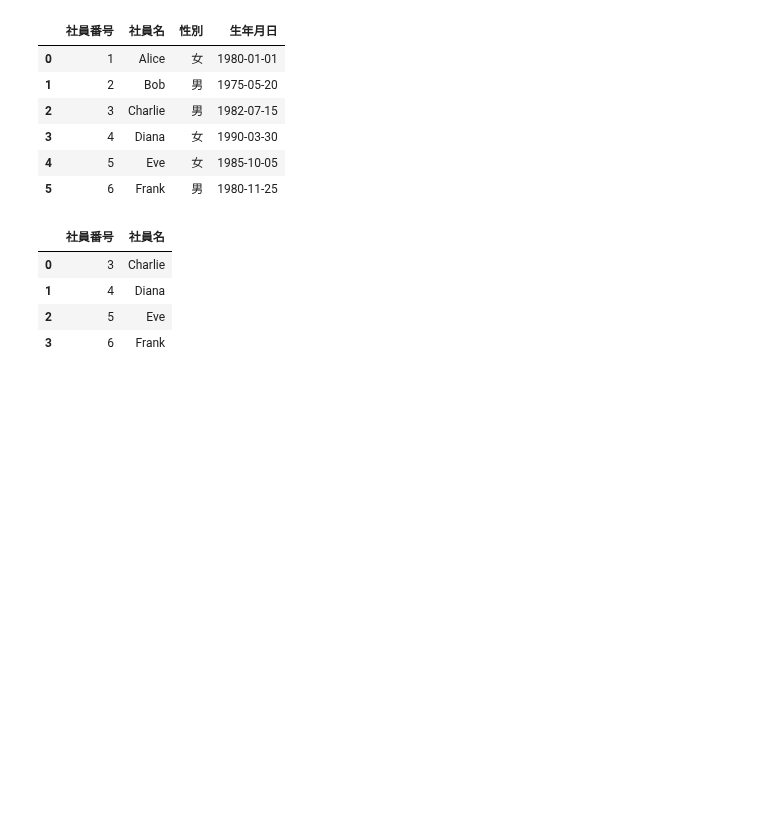
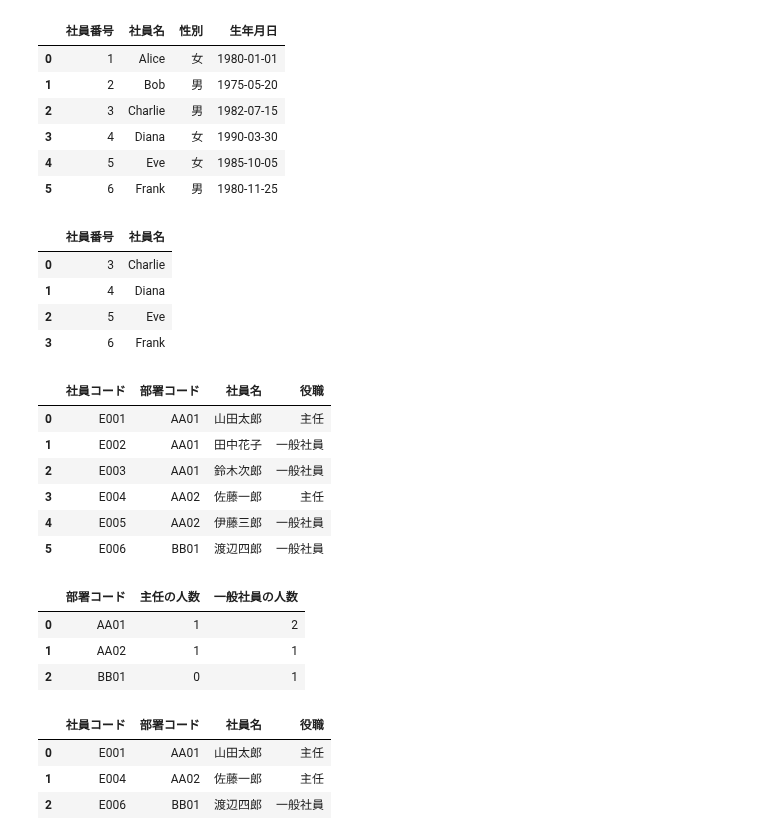
Before and after one commit to phonon-py/DatabaseSpecialistStudy, a Jupyter notebook: main.ipynb, the cells around one changed output. Drawn from its saved outputs; the diff is of its cells as text; code cells hidden in the pictures; blank space fills up the shorter version.

Commit message:
sql to pandas

```diff
--- a/main.ipynb
+++ b/main.ipynb
@@ -2680,3 +2680,69 @@ df_query
 | 1 | 4 | Diana |
 | 2 | 5 | Eve |
 | 3 | 6 | Frank |
+# %%
+import sqlite3
+import pandas as pd
+
+# データベースとテーブルの作成
+conn = sqlite3.connect(':memory:')
+cursor = conn.cursor()
+cursor.execute('''
+CREATE TABLE 社員 (
+    社員コード TEXT PRIMARY KEY,
+    部署コード TEXT,
+    社員名 TEXT,
+    役職 TEXT
+)
+''')
+
+# データの挿入
+data = [
+    ('E001', 'AA01', '山田太郎', '主任'),
+    ('E002', 'AA01', '田中花子', '一般社員'),
+    ('E003', 'AA01', '鈴木次郎', '一般社員'),
+    ('E004', 'AA02', '佐藤一郎', '主任'),
+    ('E005', 'AA02', '伊藤三郎', '一般社員'),
+    ('E006', 'BB01', '渡辺四郎', '一般社員')
+]
+cursor.executemany('INSERT INTO 社員 VALUES (?, ?, ?, ?)', data)
+conn.commit()
+
+# SQL文の実行
+sql = '''
+SELECT 部署コード,
+    COUNT(CASE WHEN 役職 = '主任' THEN 1 ELSE NULL END) AS 主任の人数,
+    COUNT(CASE WHEN 役職 = '一般社員' THEN 1 ELSE NULL END) AS 一般社員の人数
+FROM 社員
+GROUP BY 部署コード
+'''
+df_query = pd.read_sql_query(sql, conn)
+df = pd.read_sql_query('''SELECT * FROM 社員''', conn)
+df_groupby = pd.read_sql_query('''SELECT * FROM 社員 GROUP BY 部署コード''', conn)
+
+# データベースのクローズ
+conn.close()
+# %%
+df
+# %% [output]
+|  | 社員コード | 部署コード | 社員名 | 役職 |
+| 0 | E001 | AA01 | 山田太郎 | 主任 |
+| 1 | E002 | AA01 | 田中花子 | 一般社員 |
+| 2 | E003 | AA01 | 鈴木次郎 | 一般社員 |
+| 3 | E004 | AA02 | 佐藤一郎 | 主任 |
+| 4 | E005 | AA02 | 伊藤三郎 | 一般社員 |
+| 5 | E006 | BB01 | 渡辺四郎 | 一般社員 |
+# %%
+df_query
+# %% [output]
+|  | 部署コード | 主任の人数 | 一般社員の人数 |
+| 0 | AA01 | 1 | 2 |
+| 1 | AA02 | 1 | 1 |
+| 2 | BB01 | 0 | 1 |
+# %%
+df_groupby
+# %% [output]
+|  | 社員コード | 部署コード | 社員名 | 役職 |
+| 0 | E001 | AA01 | 山田太郎 | 主任 |
+| 1 | E004 | AA02 | 佐藤一郎 | 主任 |
+| 2 | E006 | BB01 | 渡辺四郎 | 一般社員 |
```
Also changed, not shown: parts of 9 cells of this notebook.
